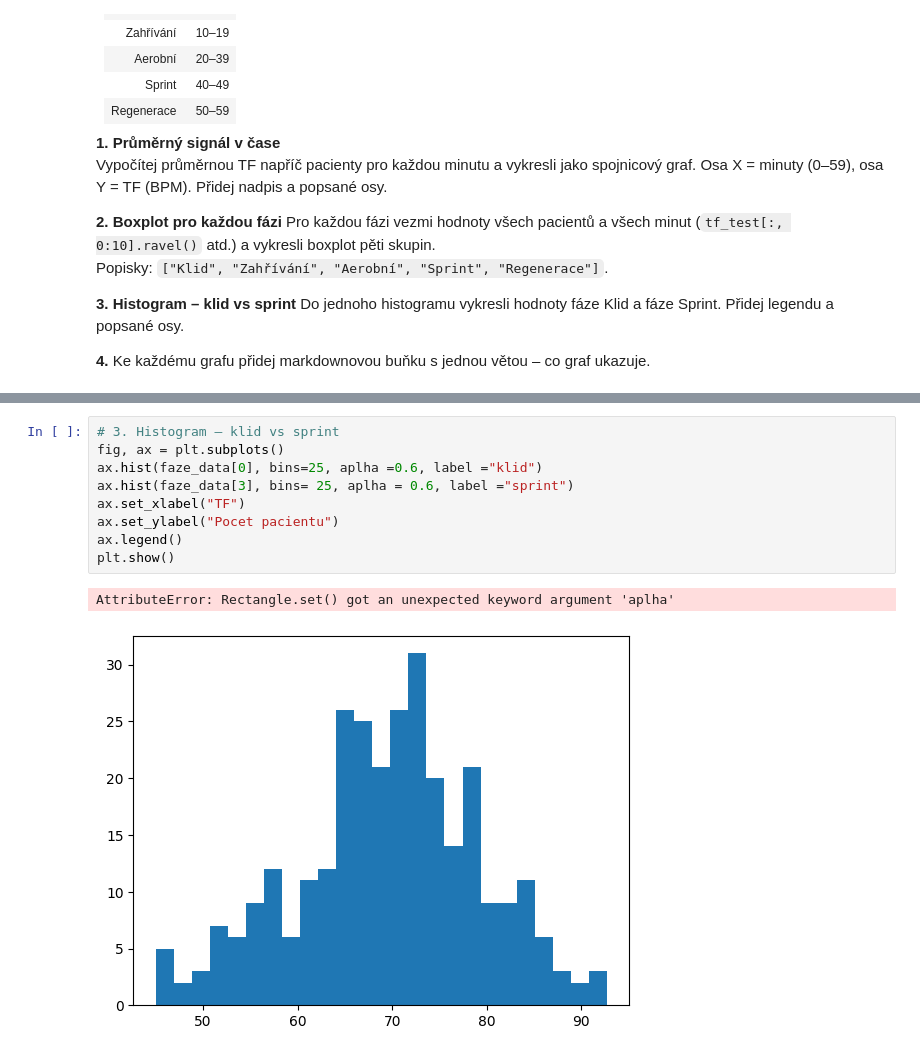
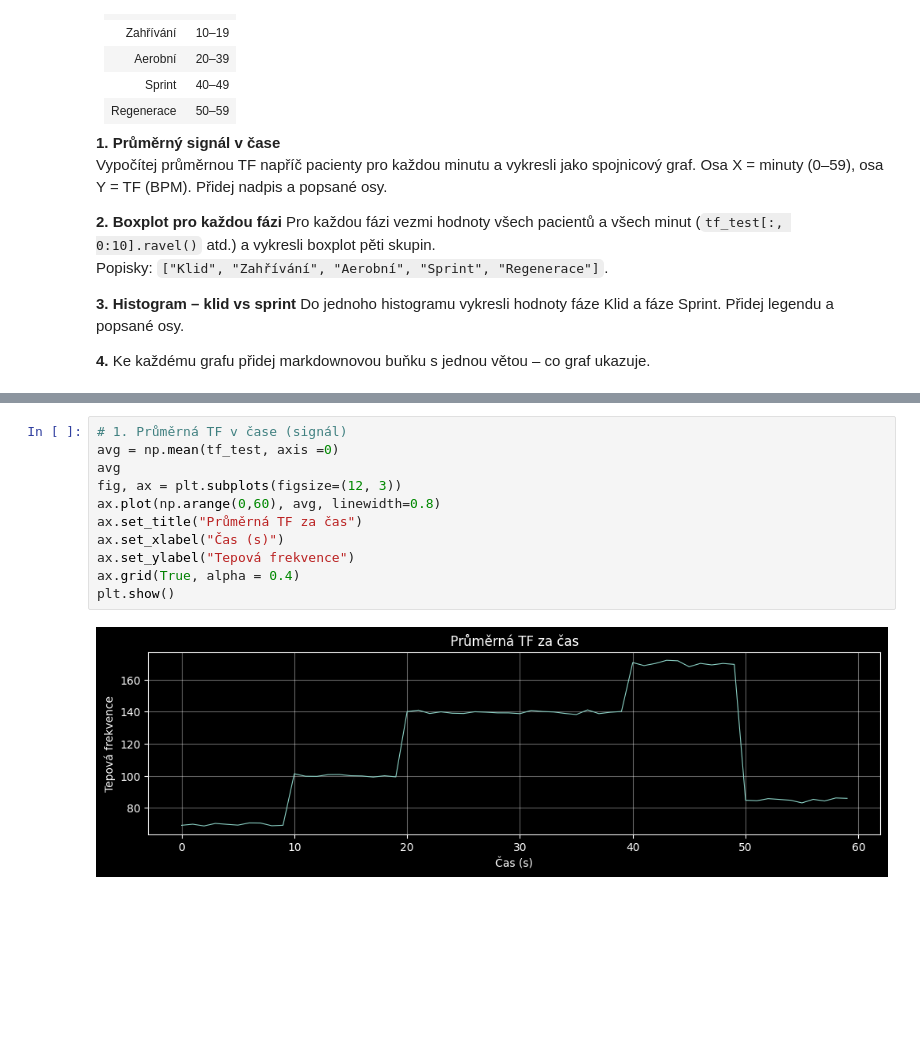
Before and after one commit to 279230/prg-excercise-12, a Jupyter notebook: cviceni_12_matplotlib.ipynb, the cells around one changed output, grey strips where cells are left out. Saved outputs shown, nothing was run; the diff lists cells and outputs as text; blank space fills up the shorter version.

```diff
--- a/cviceni_12_matplotlib.ipynb
+++ b/cviceni_12_matplotlib.ipynb
@@ -230,12 +229,13 @@ AttributeError: Rectangle.set() got an unexpected keyword argument 'aplha'
-# %%
-# 3. Histogram – klid vs sprint
-fig, ax = plt.subplots()
-ax.hist(faze_data[0], bins=25, aplha =0.6, label ="klid")
-ax.hist(faze_data[3], bins= 25, aplha = 0.6, label ="sprint")
-ax.set_xlabel("TF")
-ax.set_ylabel("Pocet pacientu")
-ax.legend()
-plt.show()
-# %% [output]
-AttributeError: Rectangle.set() got an unexpected keyword argument 'aplha'
-[figure, removed]
+# %%
+# 1. Průměrná TF v čase (signál)
+avg = np.mean(tf_test, axis =0)
+avg
+fig, ax = plt.subplots(figsize=(12, 3))
+ax.plot(np.arange(0,60), avg, linewidth=0.8)
+ax.set_title("Průměrná TF za čas")
+ax.set_xlabel("Čas (s)")
+ax.set_ylabel("Tepová frekvence")
+ax.grid(True, alpha = 0.4)
+plt.show()
+# %% [output]
+[figure, added]
```
Also changed, not shown: parts of 13 cells of this notebook.
